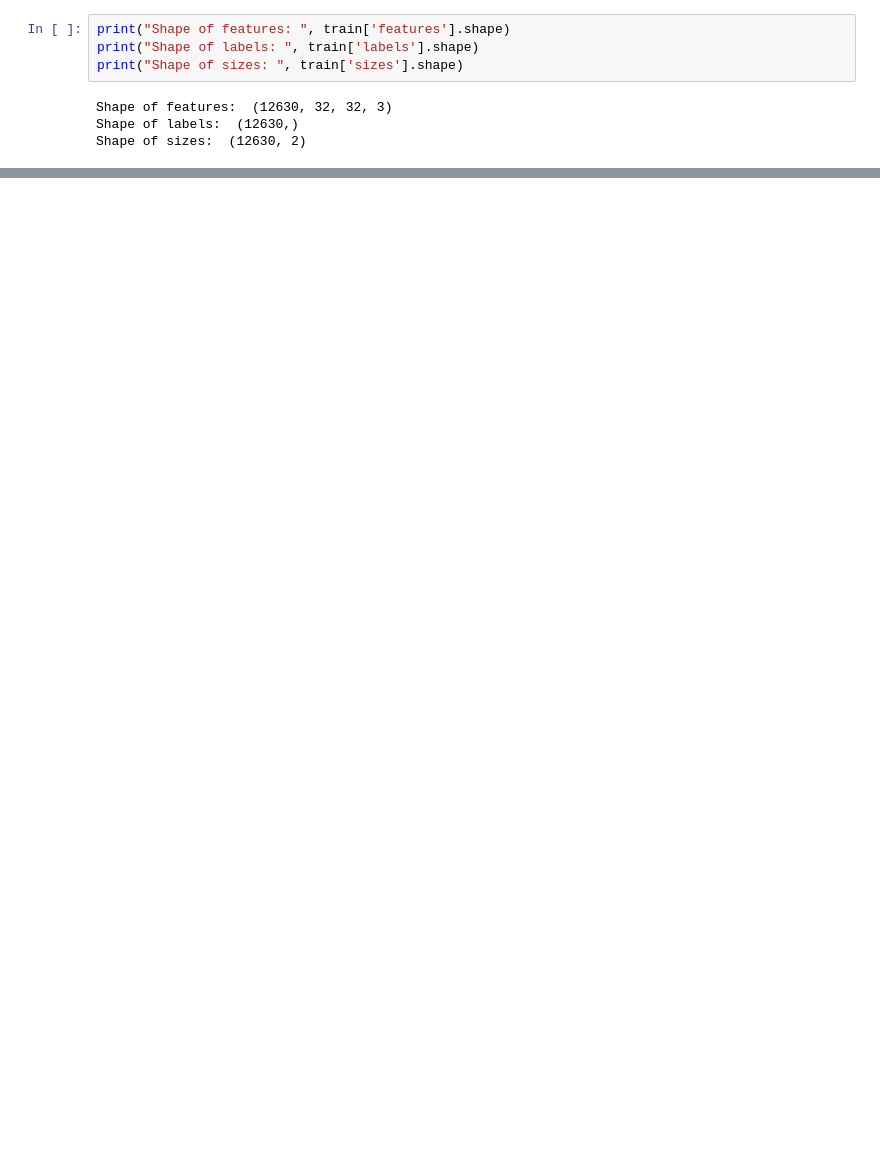
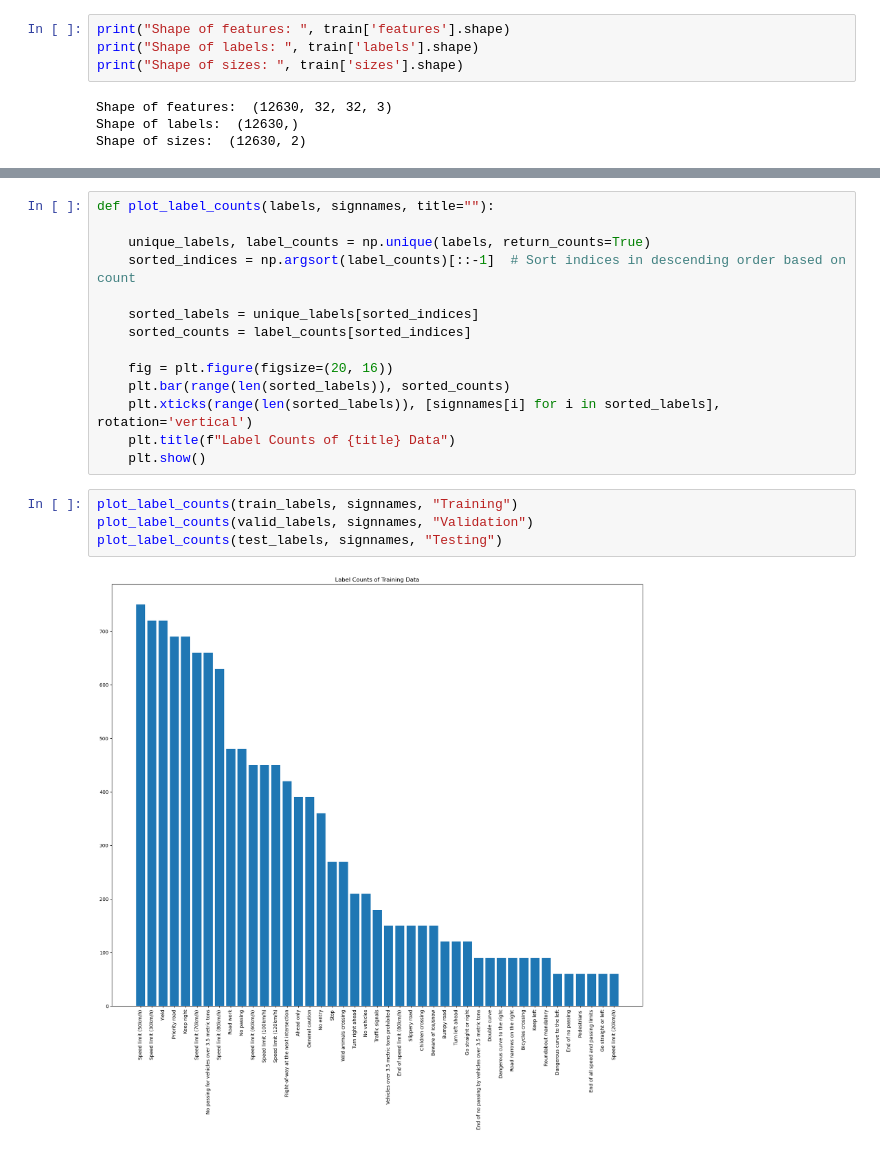
Before and after one commit to sjmfirestone/comp-4449-midterm-rtfs, a Jupyter notebook: main.ipynb, the cells around one changed output, grey strips where cells are left out. Cells and saved outputs as stored; diff of their text form; blank space fills up the shorter version.

```diff
--- a/main.ipynb
+++ b/main.ipynb
@@ -297,0 +269,20 @@ Normalized grayscale image
+# %%
+def plot_label_counts(labels, signnames, title=""):
+
+    unique_labels, label_counts = np.unique(labels, return_counts=True)
+    sorted_indices = np.argsort(label_counts)[::-1]  # Sort indices in descending order based on count
+
+    sorted_labels = unique_labels[sorted_indices]
+    sorted_counts = label_counts[sorted_indices]
+
+    fig = plt.figure(figsize=(20, 16))
+    plt.bar(range(len(sorted_labels)), sorted_counts)
+    plt.xticks(range(len(sorted_labels)), [signnames[i] for i in sorted_labels], rotation='vertical')
+    plt.title(f"Label Counts of {title} Data")
+    plt.show()
+# %%
+plot_label_counts(train_labels, signnames, "Training")
+plot_label_counts(valid_labels, signnames, "Validation")
+plot_label_counts(test_labels, signnames, "Testing")
+# %% [output]
+[figure, added]
```
Also changed, not shown: parts of 65 cells of this notebook.
